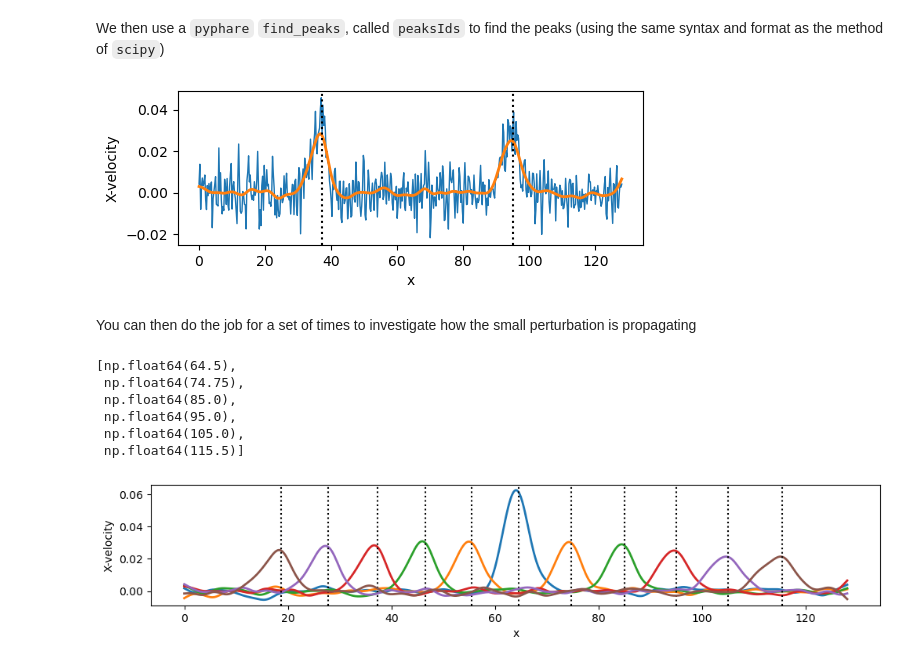
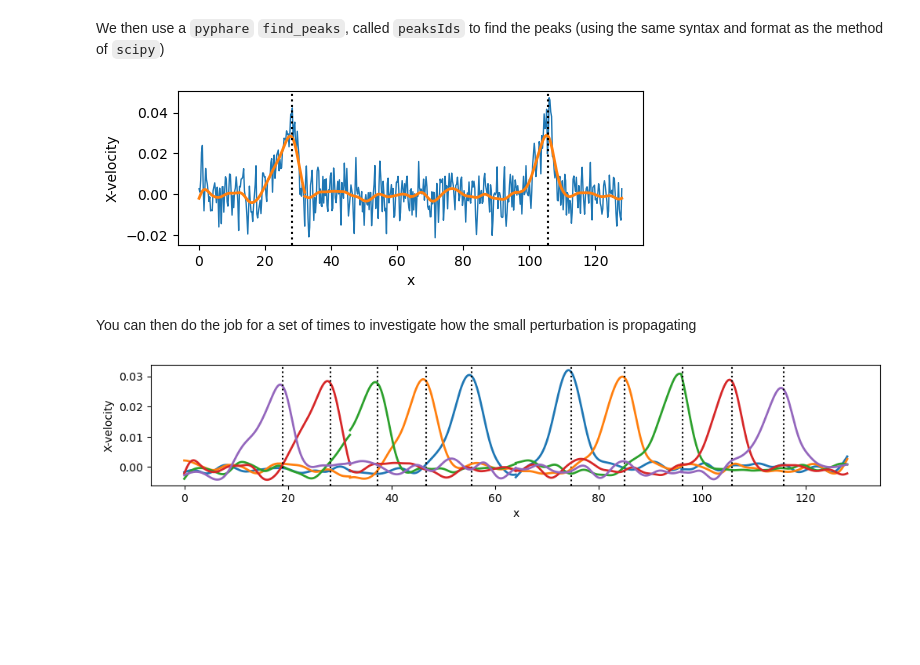
Before and after one commit to rochSmets/farTeach, a Jupyter notebook: 2026/weak/wp.ipynb, the cells around one changed output. Drawn from its saved outputs; the diff is of its cells as text; code cells hidden in the pictures; blank space fills up the shorter version.

```diff
--- a/2026/weak/wp.ipynb
+++ b/2026/weak/wp.ipynb
@@ -53,7 +54,7 @@ if 'ions_charge_density.h5' not in files :
 # %%
 run  = Run(run_path)
 # %%
-times = np.asarray((0, 20, 40, 60, 80, 100))
+times = np.asarray((20, 40, 60, 80, 100))
 # %%
 colors = plt.rcParams['axes.prop_cycle'].by_key()['color']
 # %%
@@ -82,35 +83,27 @@ v.plot(qty='x', ax=ax, ls='solid', lw=2.0, color='tab:orange', ylabel='X-velocit
 for p in pks:
     ax.axvline(x=p, color='black', linestyle='dotted')
 # %% [output]
-[figure, old version]
+[figure, new version]
 # %% [markdown]
 You can then do the job for a set of times to investigate how the small perturbation is propagating
-# %%
-pks_plus
-# %% [output]
-[np.float64(64.5),
- np.float64(74.75),
- np.float64(85.0),
- np.float64(95.0),
- np.float64(105.0),
- np.float64(115.5)]
 # %%
 fig, ax = plt.subplots(figsize=(12,2))
 
 pks_plus = []
 pks_minus = []
 
 for i, time in enumerate(times):
     V = run.GetVi(time)
     v = gF(V, sigma=6)
     pks = peakIds(v, names=['x',], height=0.015)
 
-    if i == 0:
-        pks_plus.append(pks[0]), pks_minus.append(pks[0])
-    else:
-        pks_minus.append(pks[0]), pks_plus.append(pks[1])
+    # if i == 0:
+    #     pks_plus.append(pks[0]), pks_minus.append(pks[0])
+    # else:
+    #     pks_minus.append(pks[0]), pks_plus.append(pks[1])
+    pks_minus.append(pks[1]), pks_plus.append(pks[0])
     v.plot(qty='x', ax=ax, ls='solid', lw=2.0, color=colors[i], ylabel='X-velocity')
     for p in pks:
         ax.axvline(x=p, color='black', linestyle='dotted')
 # %% [output]
-[figure, old version]
+[figure, new version]
```
Also changed, not shown: parts of 9 cells of this notebook.
